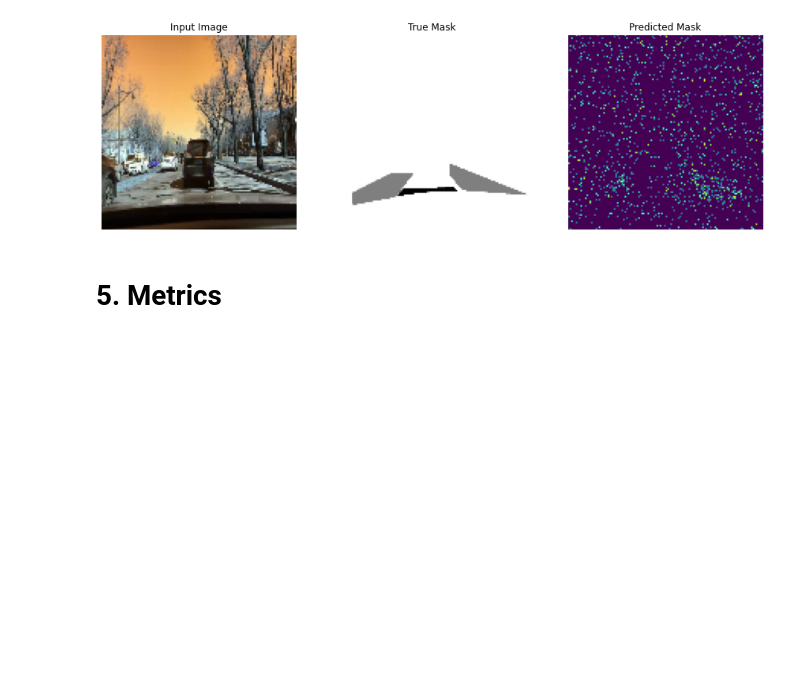
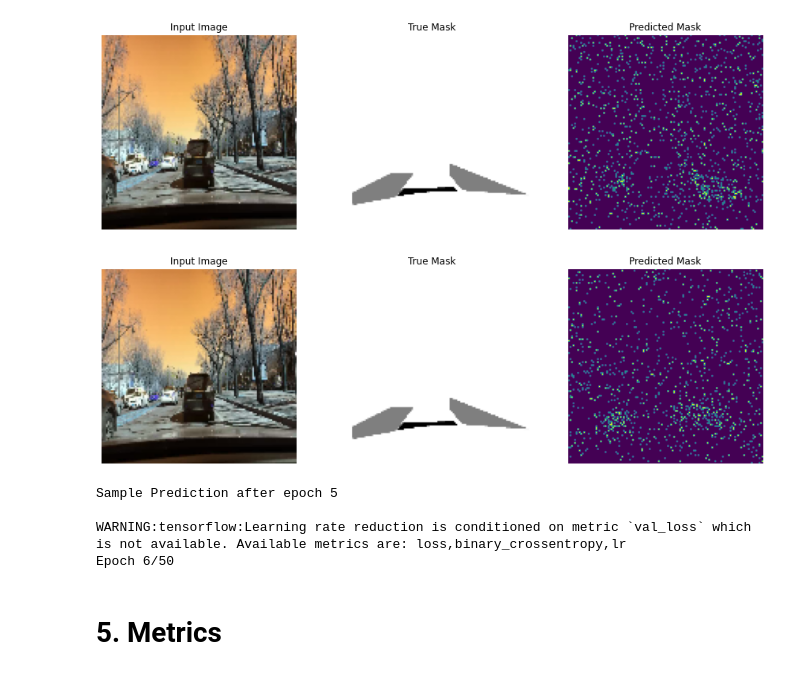
Before and after one commit to fidelianawar/W207-ML-Final, a Jupyter notebook: Fidelia_W207_Final_Project.ipynb, the cells around one changed output. Cells and saved outputs as stored; diff of their text form; code cells hidden in the pictures; blank space fills up the shorter version.

Commit message:
adding display callback

```diff
--- a/Fidelia_W207_Final_Project.ipynb
+++ b/Fidelia_W207_Final_Project.ipynb
@@ -653,6 +653,41 @@ for image in train_mask_clean:
 show_predictions()
 # %% [output]
 [figure]
+# %%
+# calllback to displaying the predictions of our model while training
+from IPython.display import clear_output
+
+class DisplayCallback(tf.keras.callbacks.Callback):
+    def on_epoch_end(self, epoch, logs=None):
+        clear_output(wait=True)
+        show_predictions()
+        print ('\nSample Prediction after epoch {}\n'.format(epoch+1))
+
+ # ReduceLROnPlateau callback
+reduce_lr = tf.keras.callbacks.ReduceLROnPlateau(monitor='val_loss', factor=0.2,
+                              patience=5, min_lr=0.001)
+# EarlyStopping callback
+early_stopping = tf.keras.callbacks.EarlyStopping(monitor='loss', patience=8)
+
+BUFFER_SIZE = 1000
+BATCH_SIZE = 128
+TRAIN_LENGTH = len(train_data_clean)
+STEPS_PER_EPOCH = TRAIN_LENGTH // BATCH_SIZE
+EPOCHS = 50
+VAL_SUBSPLITS = 5
+STEPS_PER_EPOCH = TRAIN_LENGTH // BATCH_SIZE
+VALIDATION_STEPS = TRAIN_LENGTH//BATCH_SIZE//VAL_SUBSPLITS
+
+model_history = model.fit(x = train_data_clean, y = train_mask_clean,
+                          epochs=EPOCHS,
+                          steps_per_epoch=STEPS_PER_EPOCH,
+                          callbacks=[DisplayCallback(), reduce_lr, early_stopping])
+# %% [output]
+[figure, added]
+Sample Prediction after epoch 5
+
+WARNING:tensorflow:Learning rate reduction is conditioned on metric `val_loss` which is not available. Available metrics are: loss,binary_crossentropy,lr
+Epoch 6/50
 # %% [markdown]
 # 5. Metrics
 # %%
```
